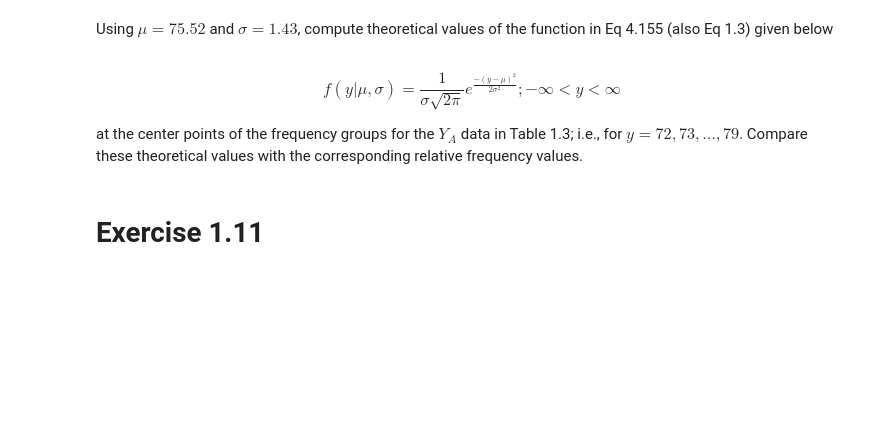
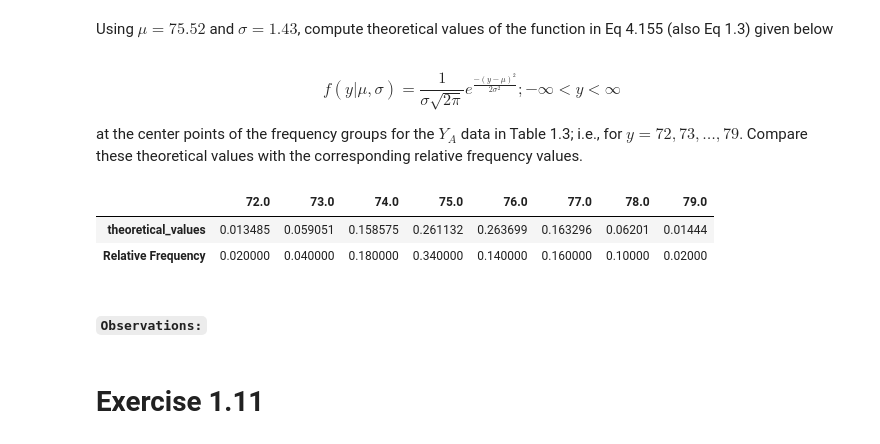
Before and after one commit to ayushi-b/Random_Phenomena_by_Babatunde_Ogunnaike, a Jupyter notebook: Chapter 1/Chapter 1.ipynb, the cells around one changed output. Cells and saved outputs as stored; diff of their text form; code cells hidden in the pictures; blank space fills up the shorter version.

```diff
--- a/Chapter 1/Chapter 1.ipynb
+++ b/Chapter 1/Chapter 1.ipynb
@@ -412,6 +585,31 @@ f(y|\mu, \sigma) = \frac{1}{\sigma\sqrt{2\pi}}e^{\frac{-(y-\mu)^2}{2
 $$
 
 at the center points of the frequency groups for the $Y_A$ data in Table 1.3; i.e., for $y= 72, 73, \ldots, 79$.  Compare these theoretical values with the corresponding relative frequency values.
+# %%
+def function_of_y(y, mu=75.52, sigma=1.43):
+    value = (1/(sigma*np.sqrt(2*np.pi)))*np.exp(-((y-mu)**2)/(2*(sigma**2)))
+    return value
+
+center_points = (table1_3.interval_start + table1_3.interval_stop)/2
+center_points = center_points.values.round()
+
+theoretical_values = []
+for centre_pt in center_points:
+    theoretical_values.append(function_of_y(centre_pt))
+
+comparision_df = pd.DataFrame(
+    [theoretical_values, table1_3['Relative Frequency'].values.tolist()],
+    columns=center_points,
+    index=['theoretical_values', 'Relative Frequency']
+)
+
+comparision_df
+# %% [output]
+|  | 72.0 | 73.0 | 74.0 | 75.0 | 76.0 | 77.0 | 78.0 | 79.0 |
+| theoretical_values | 0.013485 | 0.059051 | 0.158575 | 0.261132 | 0.263699 | 0.163296 | 0.06201 | 0.01444 |
+| Relative Frequency | 0.020000 | 0.040000 | 0.180000 | 0.340000 | 0.140000 | 0.160000 | 0.10000 | 0.02000 |
+# %% [markdown]
+#### `Observations:`
 # %% [markdown]
 # Exercise 1.11
 # %% [markdown]
```
Also changed, not shown: parts of 8 cells of this notebook, 3 other files.
